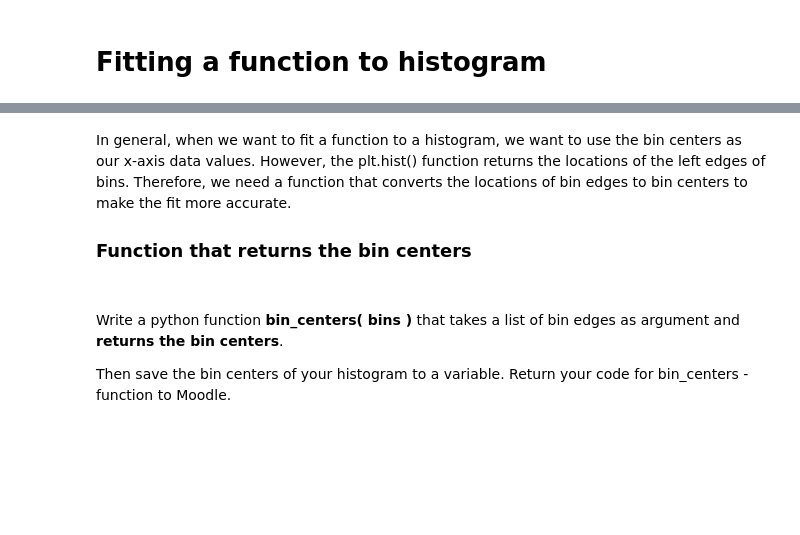
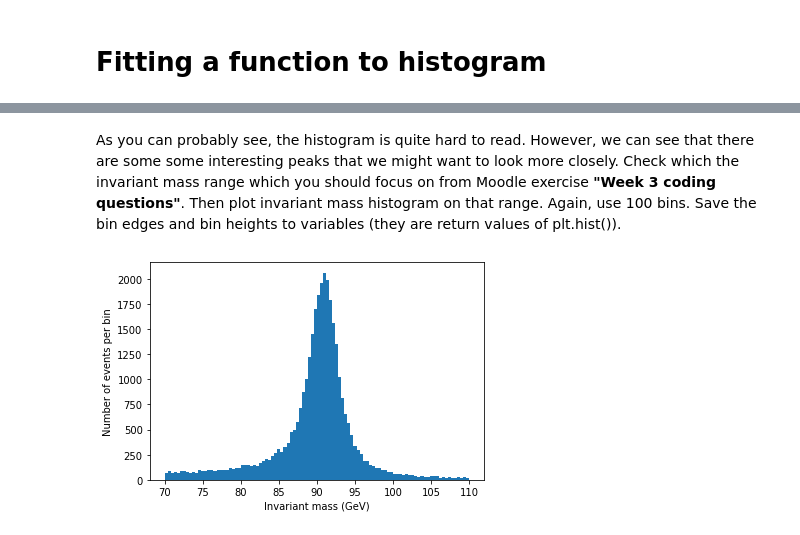
Before and after one commit to mlotti/Hitu_2020, a Jupyter notebook: Notebooks/Week3/Exercise_3_sol.ipynb, the cells around one changed output, grey strips where cells are left out. Cells and saved outputs as stored; diff of their text form; code cells hidden in the pictures; blank space fills up the shorter version.

```diff
--- a/Notebooks/Week3/Exercise_3_sol.ipynb
+++ b/Notebooks/Week3/Exercise_3_sol.ipynb
@@ -48,6 +60,15 @@ plt.show()
-# %% [markdown]
-In general, when we want to fit a function to a histogram, we want to use the bin centers as our x-axis data values. However, the plt.hist() function returns the locations of the left edges of bins. Therefore, we need a function that converts the locations of bin edges to bin centers to make the fit more accurate.
-
-<h3>Function that returns the bin centers</h3><p><br></p><p>Write a python function <b>bin_centers( bins )</b> that takes a list of bin edges as argument and <b>returns the bin centers</b>.<br><p>
-
-Then save the bin centers of your histogram to a variable. Return your code for bin_centers -function to Moodle.
+# %% [markdown]
+As you can probably see, the histogram is quite hard to read. However, we can see that there are some some interesting peaks that we might want to look more closely. Check which the invariant mass range which you should focus on from Moodle exercise **"Week 3 coding questions"**. Then plot invariant mass histogram on that range. Again, use 100 bins. Save the bin edges and bin heights to variables (they are return values of plt.hist()).
+# %%
+# solutions for Z boson
+
+lower_limit = 70
+upper_limit = 110
+
+plt.figure()
+heights, bin_edges, patches = plt.hist(data.M, bins=nbins, range=(lower_limit,upper_limit))
+plt.xlabel('Invariant mass (GeV)')
+plt.ylabel('Number of events per bin')
+plt.show()
+# %% [output]
+[figure, added]
```
Also changed, not shown: parts of 40 cells of this notebook, 2 other files.
